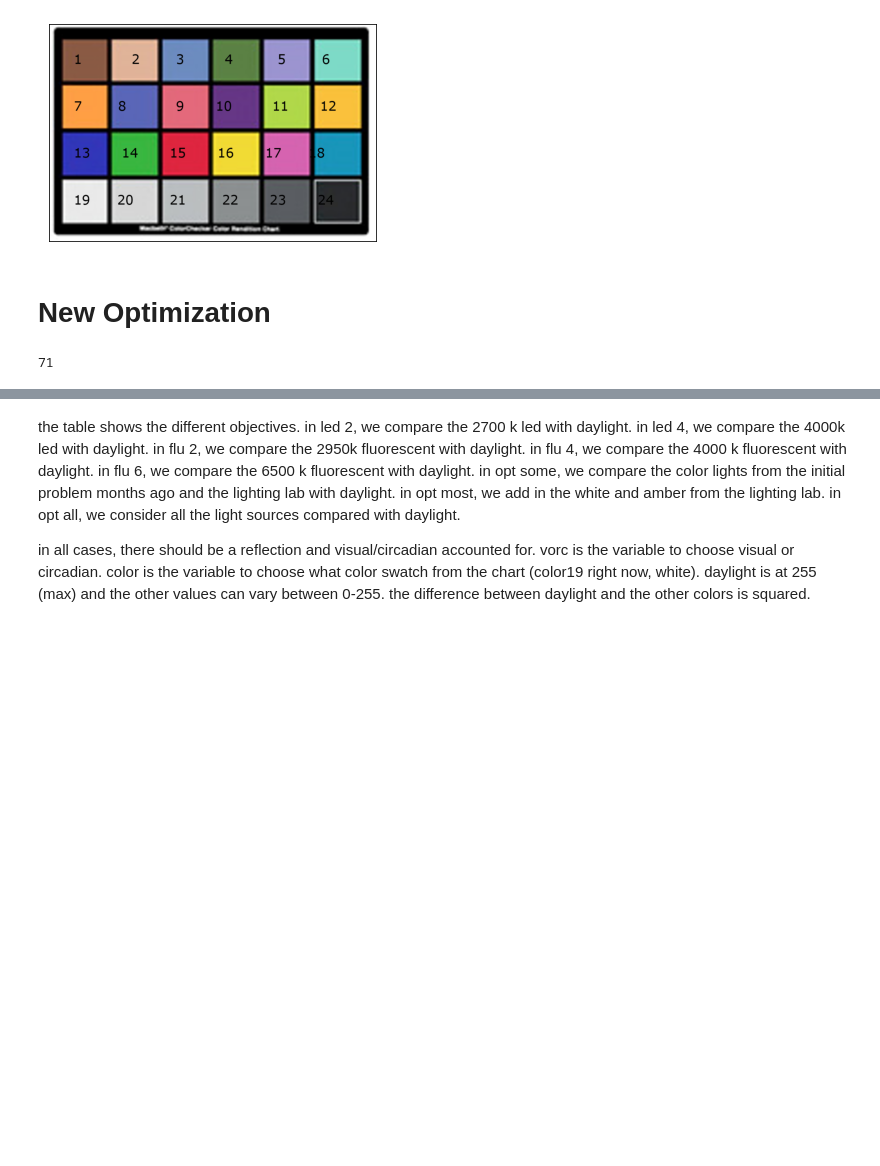
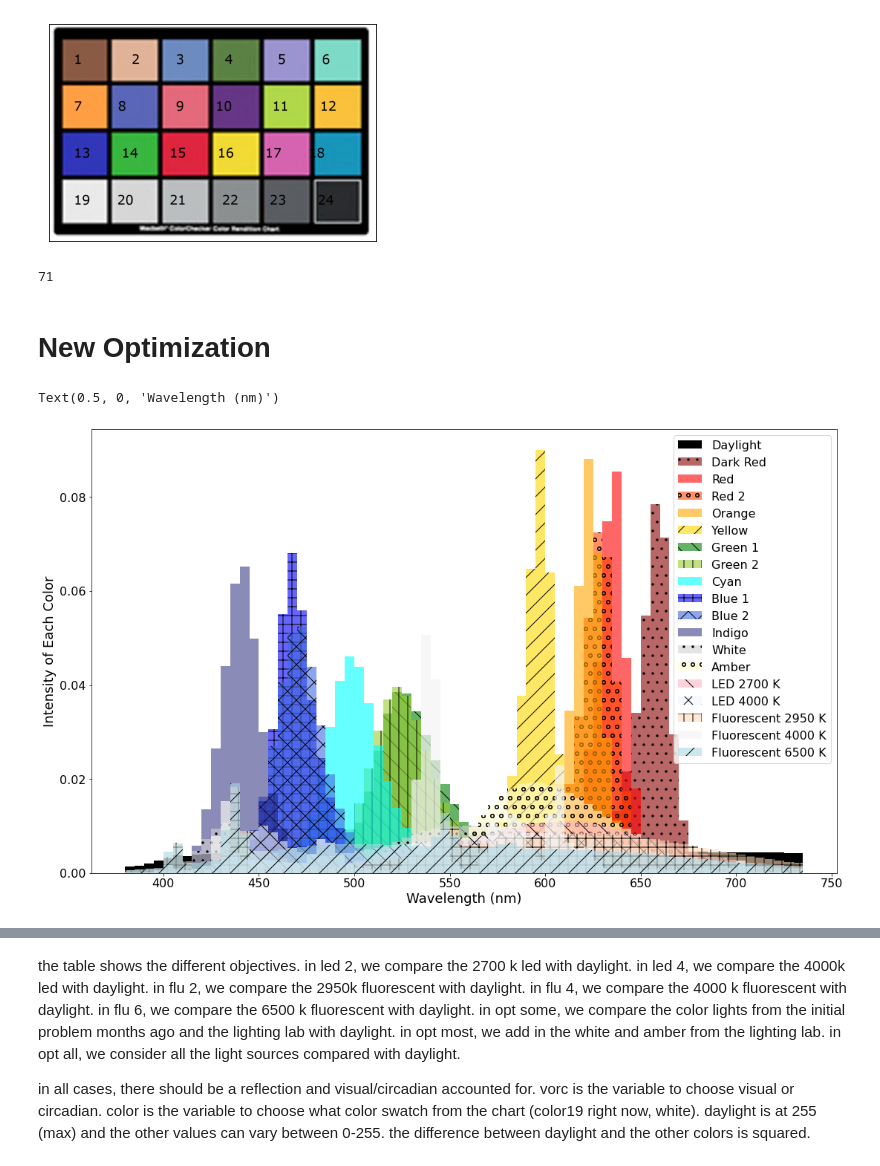
Before and after one commit to kendall-b/animalshelters, a Jupyter notebook: animal shelters.ipynb, the cells around one changed output, grey strips where cells are left out. Drawn from its saved outputs; the diff is of its cells as text; code cells hidden in the pictures; blank space fills up the shorter version.

```diff
--- a/animal shelters.ipynb
+++ b/animal shelters.ipynb
@@ -96,6 +96,10 @@ plt.yticks([])
 plt.show()
 # %% [output]
 [figure]
+# %%
+len(daylight)
+# %% [output]
+71
 # %% [markdown]
 # New Optimization
 # %%
@@ -168,10 +172,41 @@ llgreen = llgreen*(min_a/sum(llgreen_a))
 llcyan = llcyan*(min_a/sum(llcyan_a))
 llblue = llblue*(min_a/sum(llblue_a))
 llindigo = llindigo*(min_a/sum(llindigo_a))
-# %%
-len(wavelengths)
-# %% [output]
-71
+# %%
+fig, ax = plt.subplots(figsize=(18,11))
+a=0.6
+
+width = []
+for n in range((len(wavelengths))-1):
+    width += [wavelengths[n+1]-wavelengths[n]]
+width += [5]
+
+ax.bar(wavelengths, daylight, width, color="black", align='edge', label="Daylight")
+ax.bar(wavelengths, dark_red, width, color="darkred", hatch=".", alpha = a, align='edge', label="Dark Red")
+ax.bar(wavelengths, red, width, color="red", alpha = a, align='edge', label="Red")
+ax.bar(wavelengths, llred, width, color="orangered", hatch="o", alpha = a, align='edge', label="Red 2")
+ax.bar(wavelengths, orange, width, color="orange", alpha = a, align='edge', label="Orange")
+ax.bar(wavelengths, yellow, width, color="gold", hatch="/", alpha = a, align='edge', label="Yellow")
+ax.bar(wavelengths, green, width, color="green", hatch="\\", alpha = a, align='edge', label="Green 1")
+ax.bar(wavelengths, llgreen, width, color="yellowgreen", hatch="|", alpha = a, align='edge', label="Green 2")
+ax.bar(wavelengths, llcyan, width, color="cyan", alpha = a, align='edge', label="Cyan")
+ax.bar(wavelengths, blue, width, color="blue", hatch="+", alpha = a, align='edge', label="Blue 1")
+ax.bar(wavelengths, llblue, width, color="royalblue", hatch="x", alpha = a, align='edge', label="Blue 2")
+ax.bar(wavelengths, llindigo, width, color="midnightblue", alpha = a-0.1, align='edge', label="Indigo")
+ax.bar(wavelengths, llwhite, width, color="lightgray", hatch=".", alpha = a, align='edge', label="White")
+ax.bar(wavelengths, llamber, width, color="lemonchiffon", hatch="o", alpha = a, align='edge', label="Amber")
+ax.bar(wavelengths, led2700, width, color="lightpink", hatch="\\", alpha = a, align='edge', label="LED 2700 K")
+ax.bar(wavelengths, led4000, width, color="aliceblue", hatch="x", alpha = a, align='edge', label="LED 4000 K")
+ax.bar(wavelengths, fluorescent2950, width, color="peachpuff", hatch="+", alpha = a, align='edge', label="Fluorescent 2950 K")
+ax.bar(wavelengths, fluorescent4000, width, color="whitesmoke", alpha = a+0.1, align='edge', label="Fluorescent 4000 K")
+ax.bar(wavelengths, fluorescent6500, width, color="lightblue", hatch="/", alpha = a, align='edge', label="Fluorescent 6500 K")
+ax.legend(loc="upper right")
+ax.set_ylabel('Intensity of Each Color')
+ax.set_xlabel('Wavelength (nm)')
+# ax.set_title('SPD of All Sources')
+# %% [output]
+Text(0.5, 0, 'Wavelength (nm)')
+[figure, added]
 # %%
 width = []
 for n in range((len(wavelengths))-1):
```
Also changed, not shown: parts of 5 cells of this notebook.
